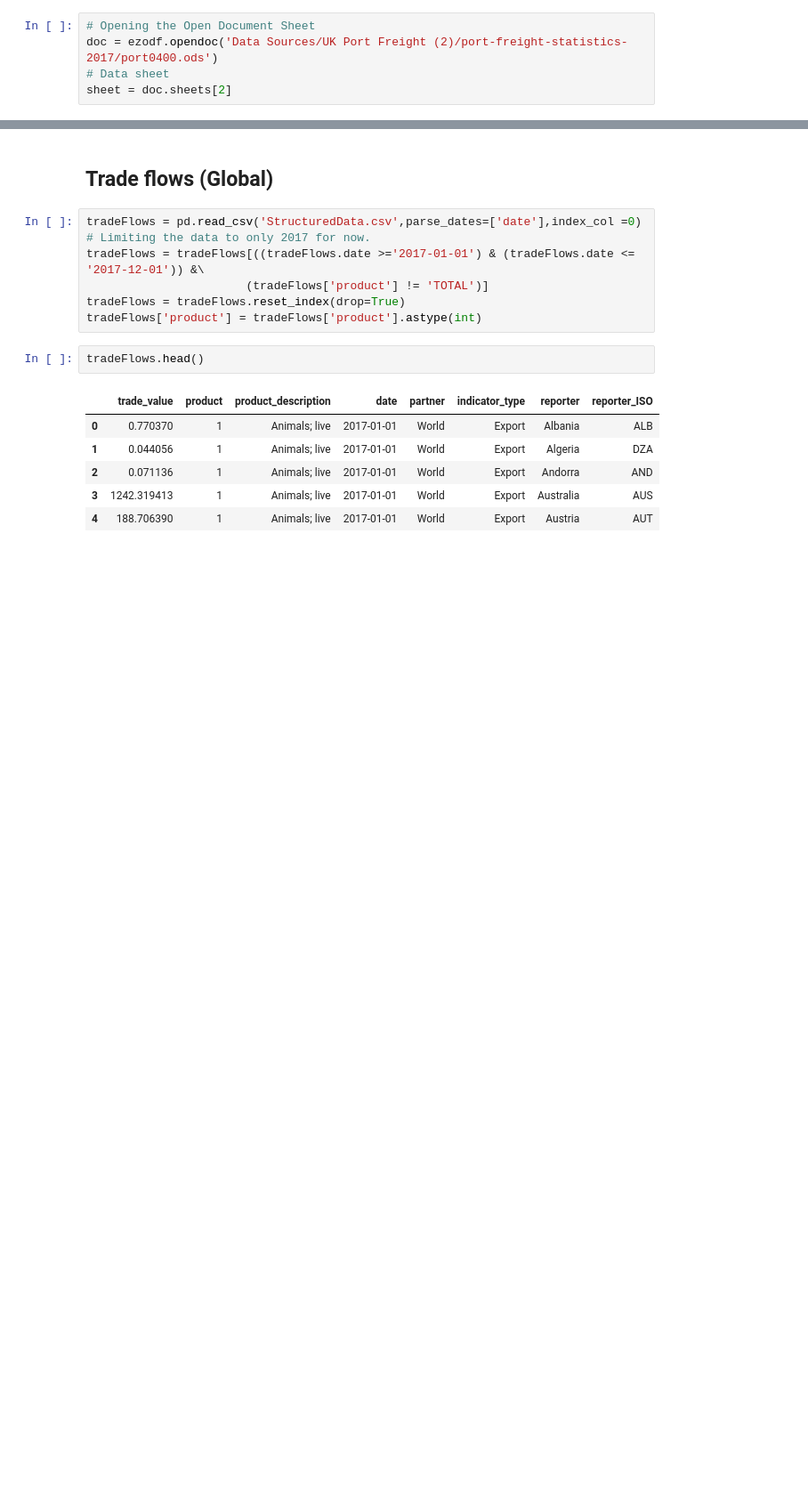
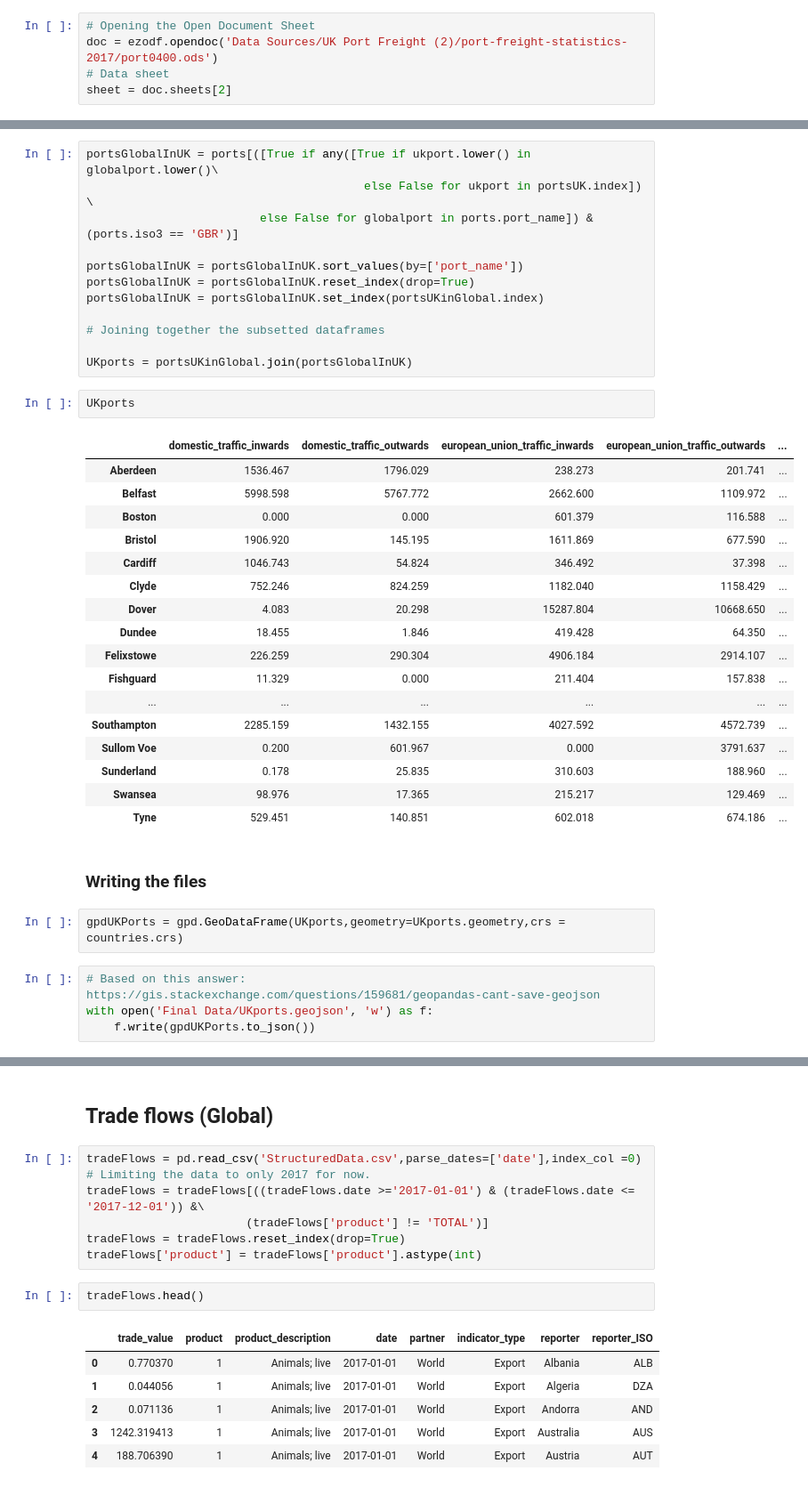
Before and after one commit to johnx25bd/casa-digital-visualisation, a Jupyter notebook: data/DataProcessing_BM.ipynb, the cells around one changed output, grey strips where cells are left out. Shown: that part at 89% size. Cells and saved outputs as stored; diff of their text form; blank space fills up the shorter version.

```diff
--- a/data/DataProcessing_BM.ipynb
+++ b/data/DataProcessing_BM.ipynb
@@ -712,0 +862,40 @@ individualUKPortData.head()
+# %%
+portsGlobalInUK = ports[([True if any([True if ukport.lower() in globalport.lower()\
+                                        else False for ukport in portsUK.index]) \
+                         else False for globalport in ports.port_name]) & (ports.iso3 == 'GBR')]
+
+portsGlobalInUK = portsGlobalInUK.sort_values(by=['port_name'])
+portsGlobalInUK = portsGlobalInUK.reset_index(drop=True)
+portsGlobalInUK = portsGlobalInUK.set_index(portsUKinGlobal.index)
+
+# Joining together the subsetted dataframes
+
+UKports = portsUKinGlobal.join(portsGlobalInUK)
+# %%
+UKports
+# %% [output]
+|  | domestic_traffic_inwards | domestic_traffic_outwards | european_union_traffic_inwards | european_union_traffic_outwards | ... |
+| Aberdeen | 1536.467 | 1796.029 | 238.273 | 201.741 | ... |
+| Belfast | 5998.598 | 5767.772 | 2662.600 | 1109.972 | ... |
+| Boston | 0.000 | 0.000 | 601.379 | 116.588 | ... |
+| Bristol | 1906.920 | 145.195 | 1611.869 | 677.590 | ... |
+| Cardiff | 1046.743 | 54.824 | 346.492 | 37.398 | ... |
+| Clyde | 752.246 | 824.259 | 1182.040 | 1158.429 | ... |
+| Dover | 4.083 | 20.298 | 15287.804 | 10668.650 | ... |
+| Dundee | 18.455 | 1.846 | 419.428 | 64.350 | ... |
+| Felixstowe | 226.259 | 290.304 | 4906.184 | 2914.107 | ... |
+| Fishguard | 11.329 | 0.000 | 211.404 | 157.838 | ... |
+| ... | ... | ... | ... | ... | ... |
+| Southampton | 2285.159 | 1432.155 | 4027.592 | 4572.739 | ... |
+| Sullom Voe | 0.200 | 601.967 | 0.000 | 3791.637 | ... |
+| Sunderland | 0.178 | 25.835 | 310.603 | 188.960 | ... |
+| Swansea | 98.976 | 17.365 | 215.217 | 129.469 | ... |
+| Tyne | 529.451 | 140.851 | 602.018 | 674.186 | ... |
+# %% [markdown]
+### Writing the files
+# %%
+gpdUKPorts = gpd.GeoDataFrame(UKports,geometry=UKports.geometry,crs = countries.crs)
+# %%
+# Based on this answer: https://gis.stackexchange.com/questions/159681/geopandas-cant-save-geojson
+with open('Final Data/UKports.geojson', 'w') as f:
+    f.write(gpdUKPorts.to_json())
```
Also changed, not shown: parts of 25 cells of this notebook, 2 other files.
